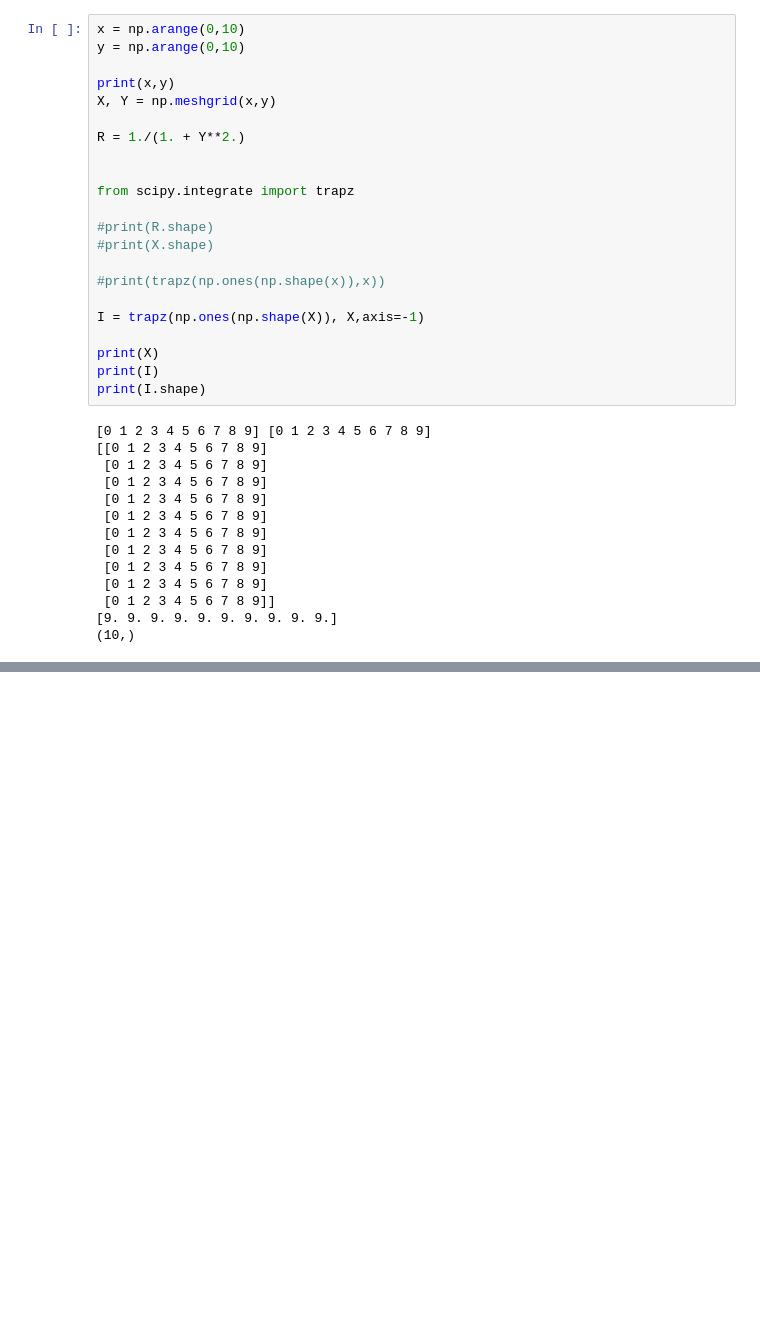
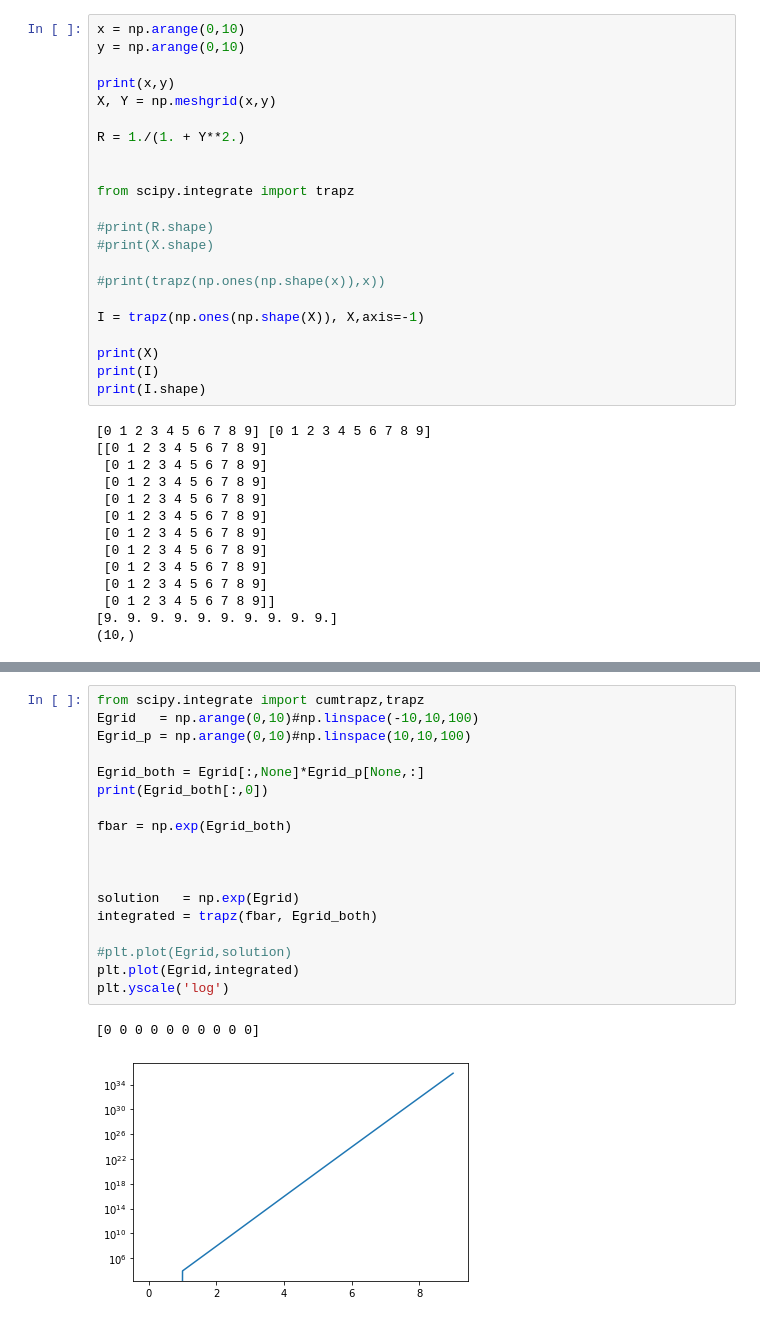
Before and after one commit to nomahen/FokkerPlanck, a Jupyter notebook: cluster_init.ipynb, the cells around one changed output, grey strips where cells are left out. Cells and saved outputs as stored; diff of their text form; blank space fills up the shorter version.

```diff
--- a/cluster_init.ipynb
+++ b/cluster_init.ipynb
@@ -148,0 +172,21 @@ print(X_new.shape,X_new[:,:,0].shape)
+# %%
+from scipy.integrate import cumtrapz,trapz
+Egrid   = np.arange(0,10)#np.linspace(-10,10,100)
+Egrid_p = np.arange(0,10)#np.linspace(10,10,100)
+
+Egrid_both = Egrid[:,None]*Egrid_p[None,:]
+print(Egrid_both[:,0])
+
+fbar = np.exp(Egrid_both)
+
+
+
+solution   = np.exp(Egrid)
+integrated = trapz(fbar, Egrid_both)
+
+#plt.plot(Egrid,solution)
+plt.plot(Egrid,integrated)
+plt.yscale('log')
+# %% [output]
+[0 0 0 0 0 0 0 0 0 0]
+[figure, added]
```
Also changed, not shown: parts of 19 cells of this notebook.
